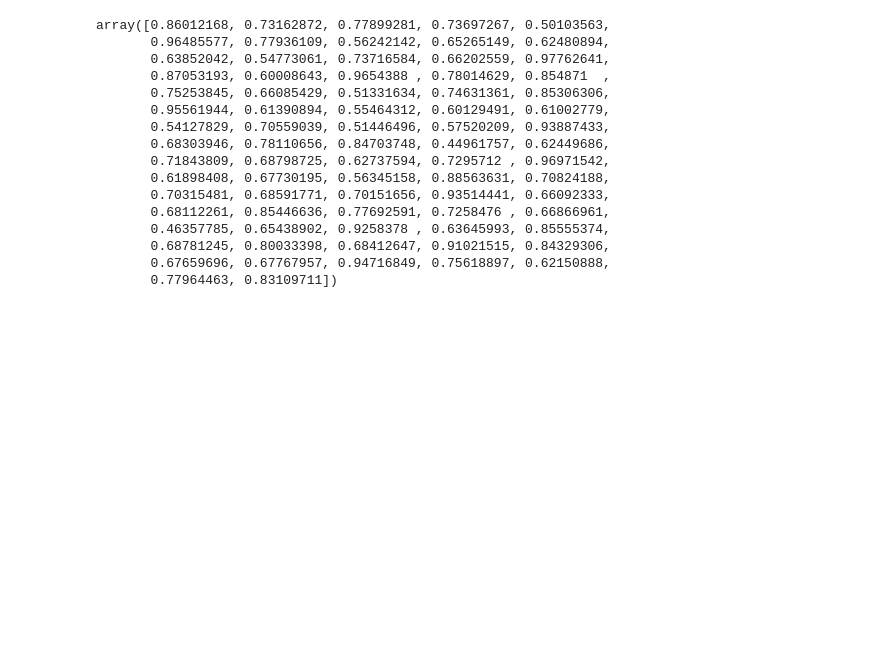
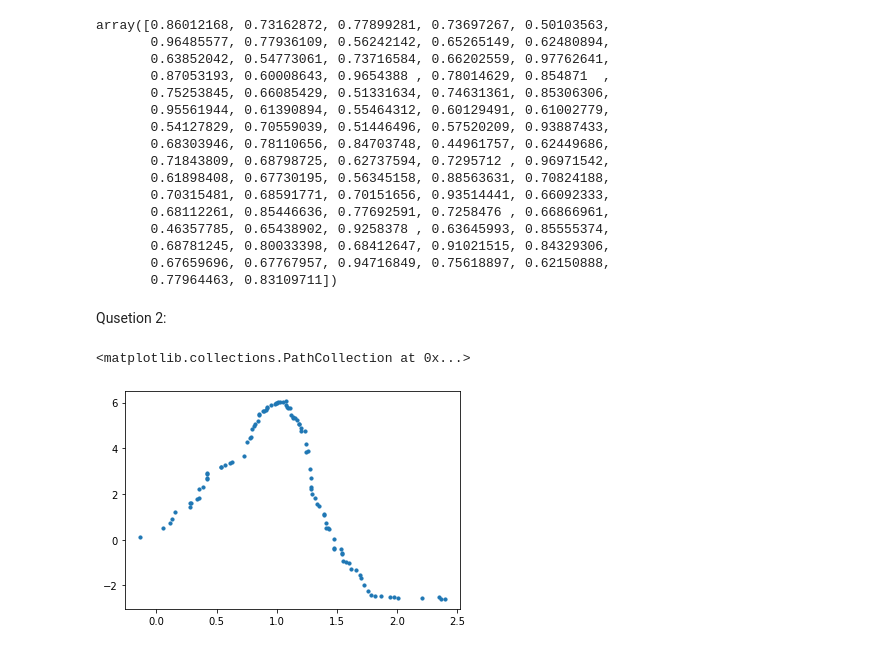
Before and after one commit to cylobi/ArtificialInteligenceCourse-Acm, a Jupyter notebook: Task2/report.ipynb, the cells around one changed output. Cells and saved outputs as stored; diff of their text form; code cells hidden in the pictures; blank space fills up the shorter version.

```diff
--- a/Task2/report.ipynb
+++ b/Task2/report.ipynb
@@ -260,3 +260,17 @@ array([0.86012168, 0.73162872, 0.77899281, 0.73697267, 0.50103563,
        0.68781245, 0.80033398, 0.68412647, 0.91021515, 0.84329306,
        0.67659696, 0.67767957, 0.94716849, 0.75618897, 0.62150888,
        0.77964463, 0.83109711])
+# %% [markdown]
+Qusetion 2:
+# %%
+import matplotlib.pyplot as plt
+import numpy as np
+X = np.sort(np.random.rand((100)))
+sin_sample = np.sin(1.5*np.pi * X)*5
+gaussian_noise = np.sort(np.random.normal(1, 0.5, 100))
+x = gaussian_noise
+y = x + sin_sample
+plt.scatter(x, y, s = 10)
+# %% [output]
+<matplotlib.collections.PathCollection at 0x...>
+[figure, added]
```
Also changed, not shown: parts of 1 cell of this notebook.
